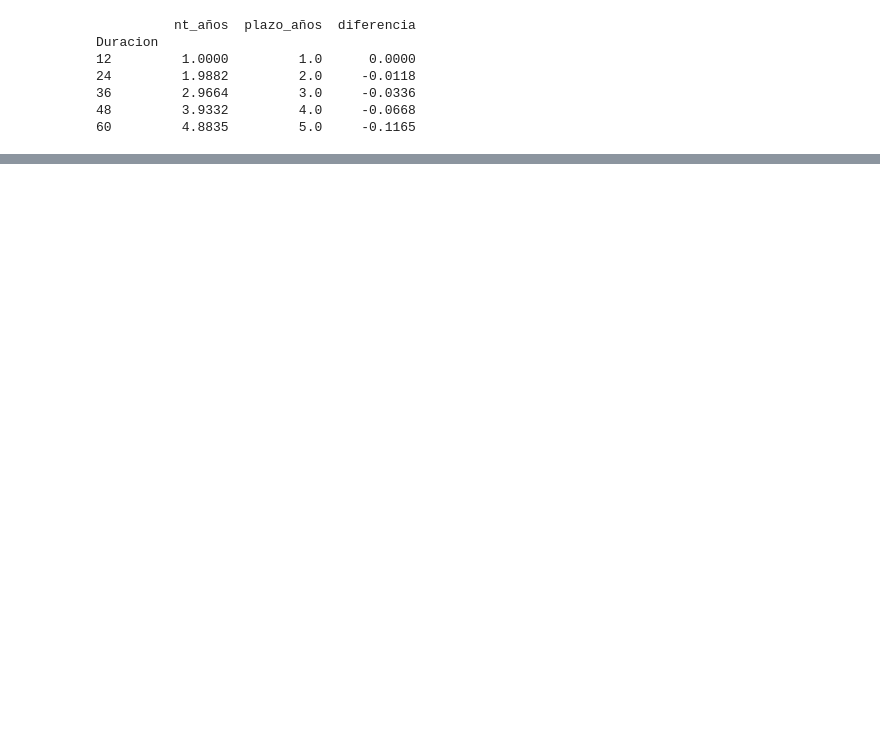
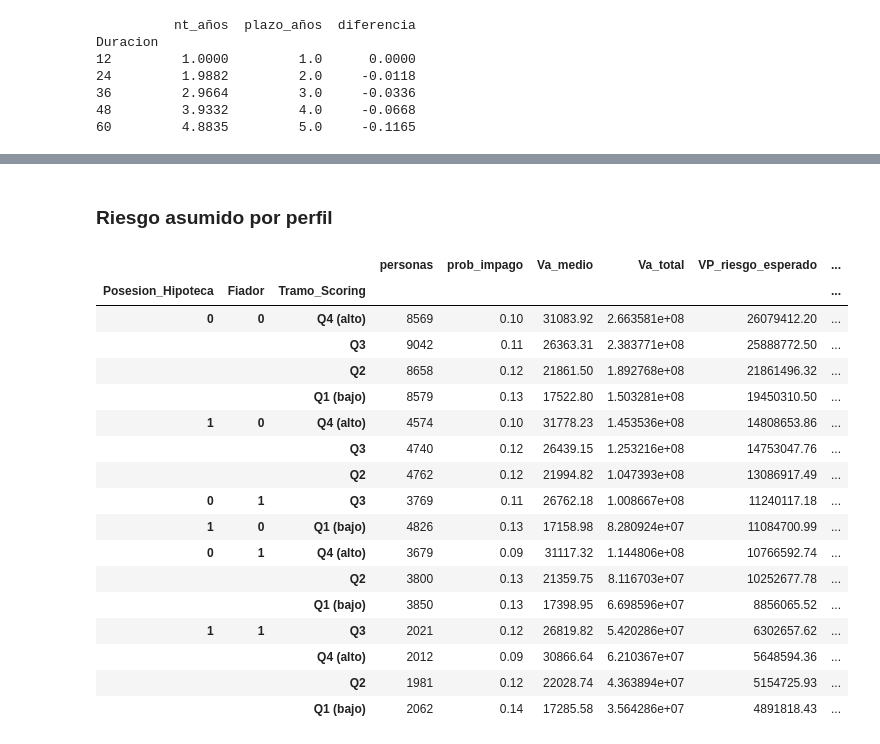
Before and after one commit to agarazelaiaviudez-wq/RETO_5_AMARILLO, a Jupyter notebook: finanzas_punto1,2.ipynb, the cells around one changed output, grey strips where cells are left out. Drawn from its saved outputs; the diff is of its cells as text; code cells hidden in the pictures; blank space fills up the shorter version.

```diff
--- a/finanzas_punto1.ipynb
+++ b/finanzas_punto1,2.ipynb
@@ -376,0 +439,26 @@ Duracion
+# %%
+def va_cuotas_pendientes(cuota, r, N):
+    """Valor presente de N cuotas constantes pospagables al tipo mensual r."""
+    return cuota * (1 - (1 + r) ** (-N)) / r
+
+
+print("Préstamos con tipo <= 0 (darían error en la fórmula):", int((i_m <= 0).sum()))
+
+df["i_mensual"] = i_m
+df["Cuota"] = cuota_fr
+df["Cuotas_pagadas"] = n_c // 2
+df["Cuotas_pendientes"] = n_c - df["Cuotas_pagadas"]
+k, N = df["Cuotas_pagadas"], df["Cuotas_pendientes"]
+
+# Capital pendiente tras k cuotas
+df["Capital_pendiente"] = P * ((1 + i_m) ** n_c - (1 + i_m) ** k) / ((1 + i_m) ** n_c - 1)
+
+# Escenario base: descuento al tipo del préstamo
+df["Va_pendiente"] = va_cuotas_pendientes(df["Cuota"], i_m, N)
+
+# Sensibilidad: descuento con una prima adicional (puntos porcentuales anuales)
+prima_desc = 0.02
+df["Va_pendiente_alt"] = va_cuotas_pendientes(df["Cuota"], i_m + prima_desc / m, N)
+
+df[["ID", "Monto_Inicial", "Ratio_Interes", "Duracion", "Cuota", "Cuotas_pendientes",
+    "Capital_pendiente", "Va_pendiente", "Va_pendiente_alt"]].head()
@@ -376,0 +492,40 @@ Duracion
+# %% [markdown]
+### Riesgo asumido por perfil
+# %%
+perfil = ["Posesion_Hipoteca", "Fiador", "Tramo_Scoring"]
+
+# Probabilidad de impago del perfil = tasa de impago observada en ese perfil
+df["Prob_impago_perfil"] = df.groupby(perfil, observed=True)["Impago"].transform("mean")
+
+df["VP_riesgo_esperado"] = df["Va_pendiente"] * df["Prob_impago_perfil"]
+df["VP_riesgo_observado"] = df["Va_pendiente"] * df["Impago"]
+
+resumen = (
+    df.groupby(perfil, observed=True)
+      .agg(personas=("ID", "count"),
+           prob_impago=("Impago", "mean"),
+           Va_medio=("Va_pendiente", "mean"),
+           Va_total=("Va_pendiente", "sum"),
+           VP_riesgo_esperado=("VP_riesgo_esperado", "sum"))
+)
+resumen["% del riesgo total"] = resumen["VP_riesgo_esperado"] / resumen["VP_riesgo_esperado"].sum() * 100
+resumen.sort_values("VP_riesgo_esperado", ascending=False).round(2)
+# %% [output]
+|  |  |  | personas | prob_impago | Va_medio | Va_total | VP_riesgo_esperado | ... |
+| Posesion_Hipoteca | Fiador | Tramo_Scoring |  |  |  |  |  | ... |
+| 0 | 0 | Q4 (alto) | 8569 | 0.10 | 31083.92 | 2.663581e+08 | 26079412.20 | ... |
+|  |  | Q3 | 9042 | 0.11 | 26363.31 | 2.383771e+08 | 25888772.50 | ... |
+|  |  | Q2 | 8658 | 0.12 | 21861.50 | 1.892768e+08 | 21861496.32 | ... |
+|  |  | Q1 (bajo) | 8579 | 0.13 | 17522.80 | 1.503281e+08 | 19450310.50 | ... |
+| 1 | 0 | Q4 (alto) | 4574 | 0.10 | 31778.23 | 1.453536e+08 | 14808653.86 | ... |
+|  |  | Q3 | 4740 | 0.12 | 26439.15 | 1.253216e+08 | 14753047.76 | ... |
+|  |  | Q2 | 4762 | 0.12 | 21994.82 | 1.047393e+08 | 13086917.49 | ... |
+| 0 | 1 | Q3 | 3769 | 0.11 | 26762.18 | 1.008667e+08 | 11240117.18 | ... |
+| 1 | 0 | Q1 (bajo) | 4826 | 0.13 | 17158.98 | 8.280924e+07 | 11084700.99 | ... |
+| 0 | 1 | Q4 (alto) | 3679 | 0.09 | 31117.32 | 1.144806e+08 | 10766592.74 | ... |
+|  |  | Q2 | 3800 | 0.13 | 21359.75 | 8.116703e+07 | 10252677.78 | ... |
+|  |  | Q1 (bajo) | 3850 | 0.13 | 17398.95 | 6.698596e+07 | 8856065.52 | ... |
+| 1 | 1 | Q3 | 2021 | 0.12 | 26819.82 | 5.420286e+07 | 6302657.62 | ... |
+|  |  | Q4 (alto) | 2012 | 0.09 | 30866.64 | 6.210367e+07 | 5648594.36 | ... |
+|  |  | Q2 | 1981 | 0.12 | 22028.74 | 4.363894e+07 | 5154725.93 | ... |
+|  |  | Q1 (bajo) | 2062 | 0.14 | 17285.58 | 3.564286e+07 | 4891818.43 | ... |
```
Also changed, not shown: parts of 24 cells of this notebook.
